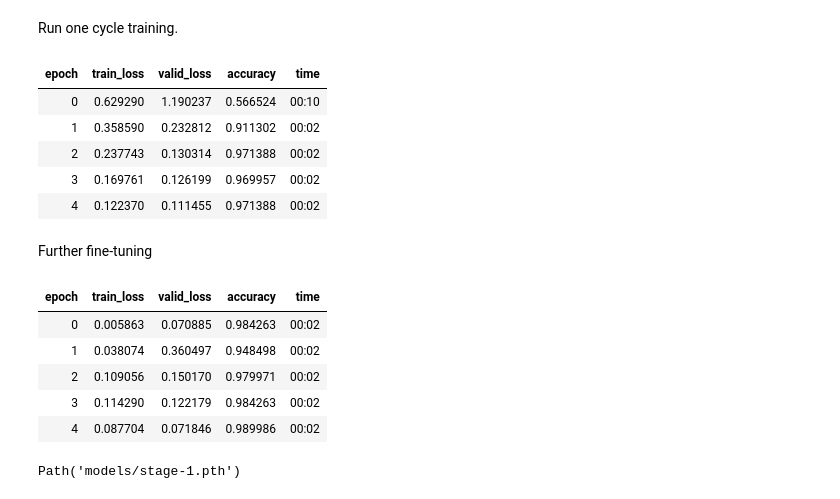
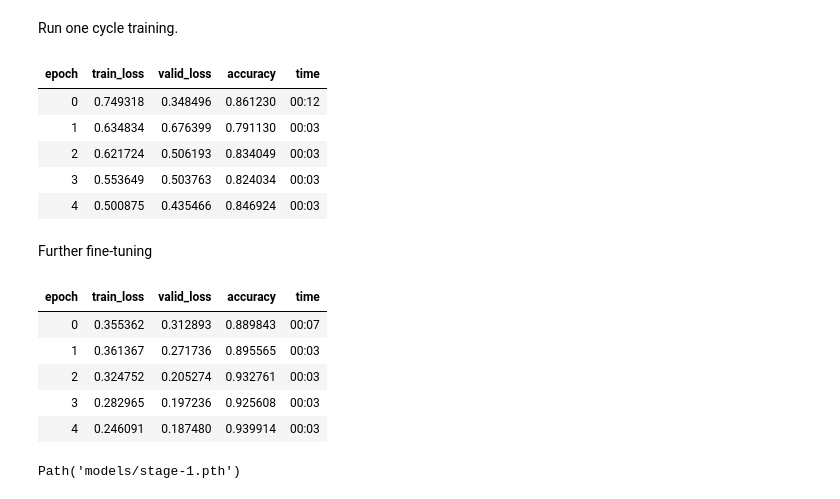
Before and after one commit to butchland/fastai_xla_extensions, a Jupyter notebook: nbs/index.ipynb, the cells around one changed output. Cells and saved outputs as stored; diff of their text form; code cells hidden in the pictures.

```diff
--- a/nbs/index.ipynb
+++ b/nbs/index.ipynb
@@ -170,7 +161,7 @@ datablock = DataBlock(
     splitter=GrandparentSplitter(),
     get_y=parent_label,
     item_tfms=Resize(28),
-    batch_tfms=[]
+    batch_tfms=aug_transforms(do_flip=False,min_scale=0.8)
 )
 # %%
 #colab
@@ -248,14 +241,14 @@ SuggestedLRs(lr_min=0.010000000149011612, lr_steep=6.309573450380412e-07)
 Run one cycle training.
 # %%
 #colab
-learner.fit_one_cycle(5,lr_max=slice(6.3e-07,0.01))
+learner.fit_one_cycle(5,lr_max=slice(1e-4,0.02))
 # %% [output]
 | epoch | train_loss | valid_loss | accuracy | time |
-| 0 | 0.629290 | 1.190237 | 0.566524 | 00:10 |
-| 1 | 0.358590 | 0.232812 | 0.911302 | 00:02 |
-| 2 | 0.237743 | 0.130314 | 0.971388 | 00:02 |
-| 3 | 0.169761 | 0.126199 | 0.969957 | 00:02 |
-| 4 | 0.122370 | 0.111455 | 0.971388 | 00:02 |
+| 0 | 0.749318 | 0.348496 | 0.861230 | 00:12 |
+| 1 | 0.634834 | 0.676399 | 0.791130 | 00:03 |
+| 2 | 0.621724 | 0.506193 | 0.834049 | 00:03 |
+| 3 | 0.553649 | 0.503763 | 0.824034 | 00:03 |
+| 4 | 0.500875 | 0.435466 | 0.846924 | 00:03 |
 # %% [markdown]
 Further fine-tuning
 # %%
@@ -263,11 +256,11 @@ Further fine-tuning
 learner.fit_one_cycle(5,slice(7e-4, 1e-3))
 # %% [output]
 | epoch | train_loss | valid_loss | accuracy | time |
-| 0 | 0.005863 | 0.070885 | 0.984263 | 00:02 |
-| 1 | 0.038074 | 0.360497 | 0.948498 | 00:02 |
-| 2 | 0.109056 | 0.150170 | 0.979971 | 00:02 |
-| 3 | 0.114290 | 0.122179 | 0.984263 | 00:02 |
-| 4 | 0.087704 | 0.071846 | 0.989986 | 00:02 |
+| 0 | 0.355362 | 0.312893 | 0.889843 | 00:07 |
+| 1 | 0.361367 | 0.271736 | 0.895565 | 00:03 |
+| 2 | 0.324752 | 0.205274 | 0.932761 | 00:03 |
+| 3 | 0.282965 | 0.197236 | 0.925608 | 00:03 |
+| 4 | 0.246091 | 0.187480 | 0.939914 | 00:03 |
 # %%
 #hide
 #colab
```
Also changed, not shown: parts of 14 cells of this notebook, 8 other files.
